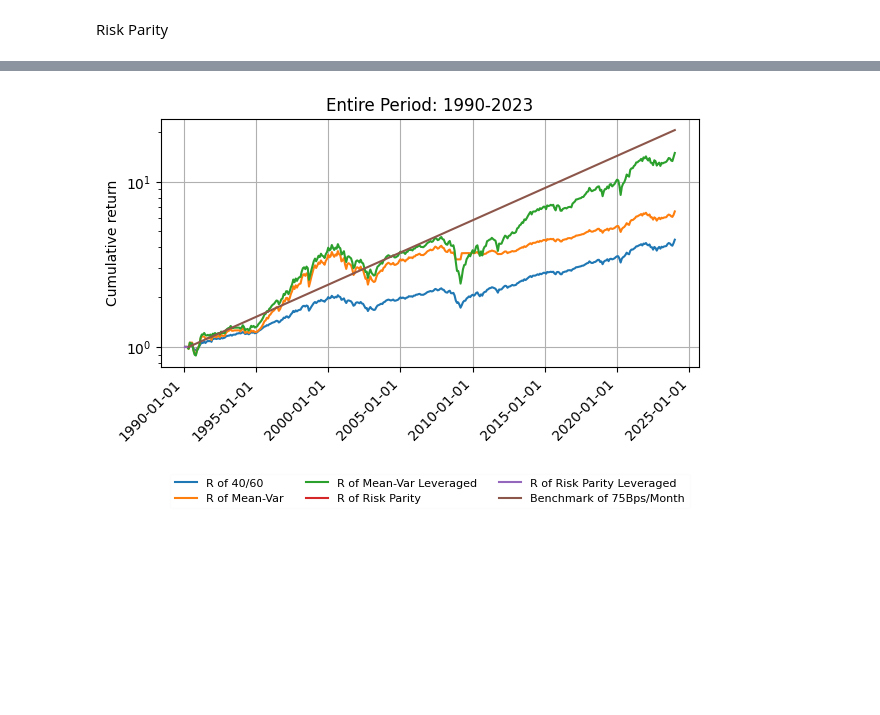
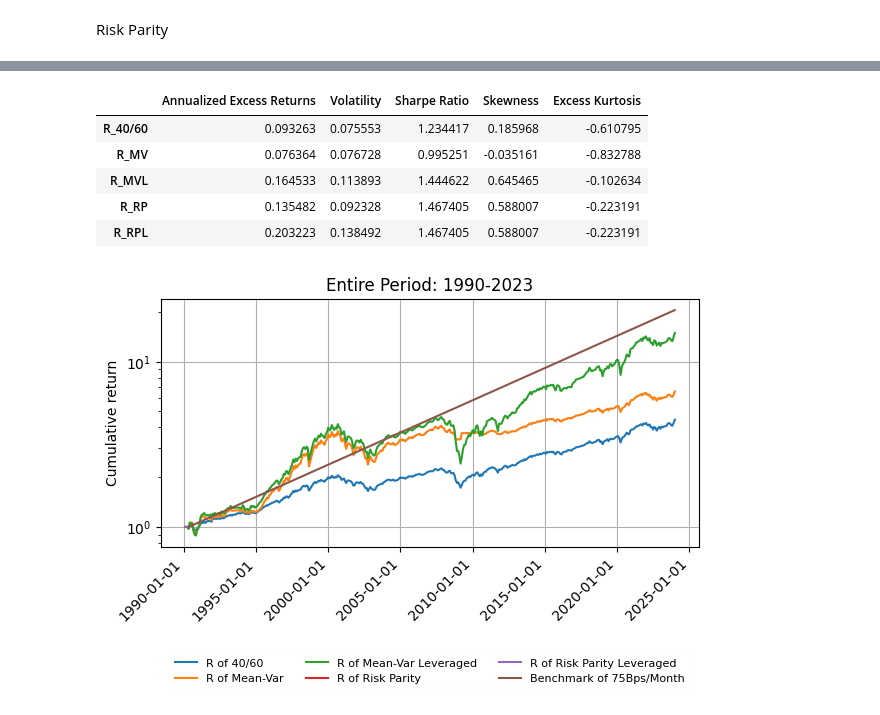
Before and after one commit to andreas-eklundh/Asset_allocation, a Jupyter notebook: Task_1.ipynb, the cells around one changed output, grey strips where cells are left out. Saved outputs shown, nothing was run; the diff lists cells and outputs as text; code cells hidden in the pictures; blank space fills up the shorter version.

```diff
--- a/Task_1.ipynb
+++ b/Task_1.ipynb
@@ -258,7 +258,16 @@ plt.show()
 # %%
-initial_fits = 3
+initial_fits = 390
 
-test1, weights1 = bt.backtest_k(ind=data, mu_target=mu_target,m=initial_fits,l=1,K=1)
+test1, weights1, test2, metrics = bt.backtest_k(ind=data, mu_target=mu_target,m=initial_fits,l=1,K=1)
+# %%
+metrics
+# %% [output]
+|  | Annualized Excess Returns | Volatility | Sharpe Ratio | Skewness | Excess Kurtosis |
+| R_40/60 | 0.093263 | 0.075553 | 1.234417 | 0.185968 | -0.610795 |
+| R_MV | 0.076364 | 0.076728 | 0.995251 | -0.035161 | -0.832788 |
+| R_MVL | 0.164533 | 0.113893 | 1.444622 | 0.645465 | -0.102634 |
+| R_RP | 0.135482 | 0.092328 | 1.467405 | 0.588007 | -0.223191 |
+| R_RPL | 0.203223 | 0.138492 | 1.467405 | 0.588007 | -0.223191 |
 # %%
 time = pd.date_range(test1["Date"][0],test1["Date"][len(test1["Date"]) -1 ], freq = 'ME')
 fig, ax = plt.subplots(layout='constrained')
```
Also changed, not shown: parts of 14 cells of this notebook, 1 other file.
